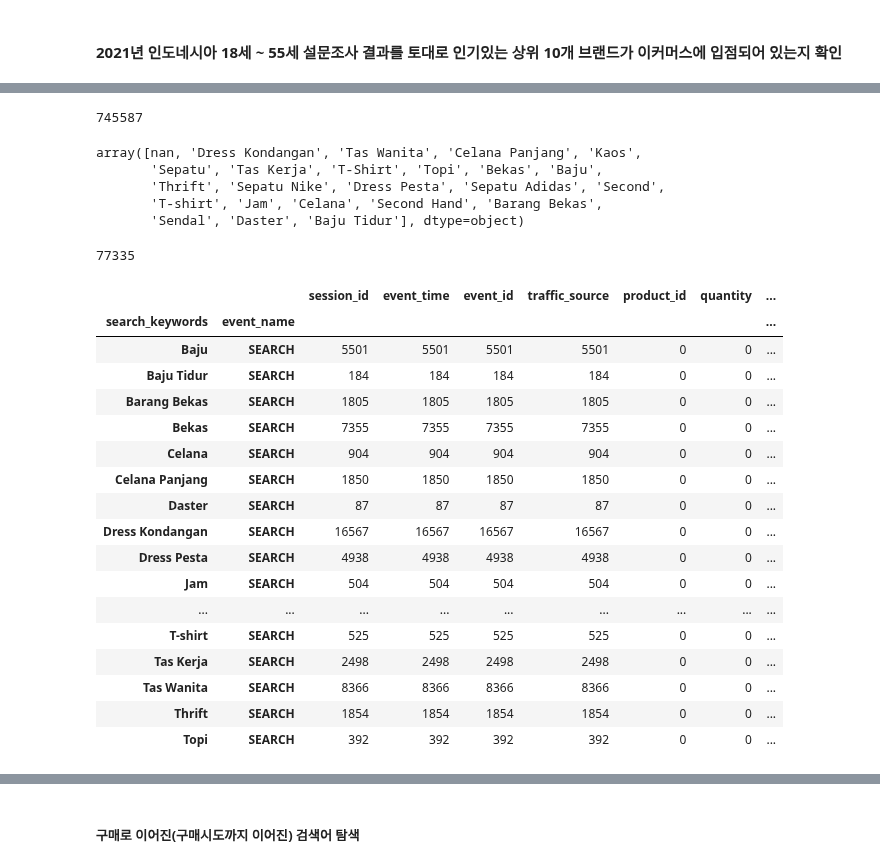
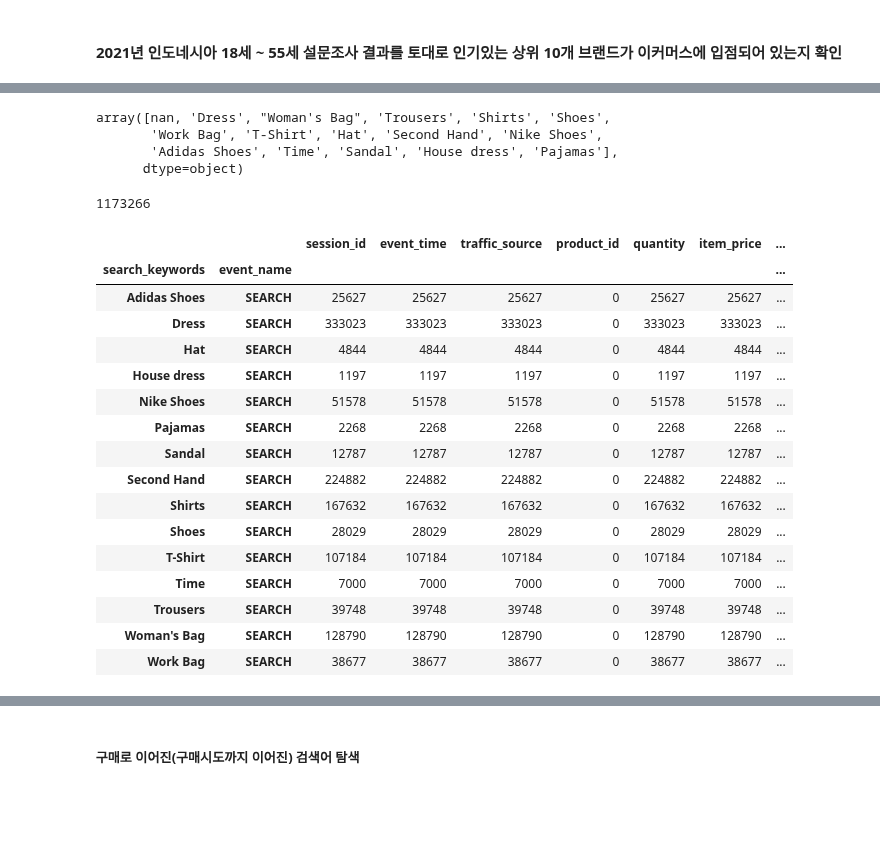
Before and after one commit to NARAEIM/tp2-da, a Jupyter notebook: tp2_da_hyunjune.ipynb, the cells around one changed output, grey strips where cells are left out. Drawn from its saved outputs; the diff is of its cells as text; code cells hidden in the pictures; blank space fills up the shorter version.

```diff
--- a/tp2_da_hyunjune.ipynb
+++ b/tp2_da_hyunjune.ipynb
@@ -7,0 +20,4 @@ import os
+# %%
+# click_stream_new table
+click_stream_new = pd.read_csv(base_path + '/click_stream_final.csv')
+click_stream_new.info()
@@ -75,2 +83,0 @@ product_df.productDisplayName
-# %%
-pd.set_option('display.max_rows', None)
@@ -182,40 +127,34 @@ memory usage: 68.3+ MB
-# %%
-click_df.event_id.nunique()
-# %% [output]
-745587
 # %%
 # 검색 키워드 유니크 값
-click_df.search_keywords.unique()
+click_stream_new.search_keywords.unique()
 # %% [output]
-array([nan, 'Dress Kondangan', 'Tas Wanita', 'Celana Panjang', 'Kaos',
-       'Sepatu', 'Tas Kerja', 'T-Shirt', 'Topi', 'Bekas', 'Baju',
-       'Thrift', 'Sepatu Nike', 'Dress Pesta', 'Sepatu Adidas', 'Second',
-       'T-shirt', 'Jam', 'Celana', 'Second Hand', 'Barang Bekas',
-       'Sendal', 'Daster', 'Baju Tidur'], dtype=object)
+array([nan, 'Dress', "Woman's Bag", 'Trousers', 'Shirts', 'Shoes',
+       'Work Bag', 'T-Shirt', 'Hat', 'Second Hand', 'Nike Shoes',
+       'Adidas Shoes', 'Time', 'Sandal', 'House dress', 'Pajamas'],
+      dtype=object)
 # %%
-# 검색 키워드가 NaN 값이 아닌 데이터: 77335개
-len(click_df) - click_df.search_keywords.isnull().sum()
+# 검색 키워드가 NaN 값이 아닌 데이터: 1173266
+len(click_stream_new) - click_stream_new.search_keywords.isnull().sum()
 # %% [output]
-77335
+1173266
 # %%
 # SEARCH라는 이벤트가 있을때만 검색 키워드 존재
-click_df.groupby(['search_keywords', 'event_name']).count()
+click_stream_new.groupby(['search_keywords', 'event_name']).count()
 # %% [output]
-|  |  | session_id | event_time | event_id | traffic_source | product_id | quantity | ... |
+|  |  | session_id | event_time | traffic_source | product_id | quantity | item_price | ... |
 | search_keywords | event_name |  |  |  |  |  |  | ... |
-| Baju | SEARCH | 5501 | 5501 | 5501 | 5501 | 0 | 0 | ... |
-| Baju Tidur | SEARCH | 184 | 184 | 184 | 184 | 0 | 0 | ... |
-| Barang Bekas | SEARCH | 1805 | 1805 | 1805 | 1805 | 0 | 0 | ... |
-| Bekas | SEARCH | 7355 | 7355 | 7355 | 7355 | 0 | 0 | ... |
-| Celana | SEARCH | 904 | 904 | 904 | 904 | 0 | 0 | ... |
-| Celana Panjang | SEARCH | 1850 | 1850 | 1850 | 1850 | 0 | 0 | ... |
-| Daster | SEARCH | 87 | 87 | 87 | 87 | 0 | 0 | ... |
-| Dress Kondangan | SEARCH | 16567 | 16567 | 16567 | 16567 | 0 | 0 | ... |
-| Dress Pesta | SEARCH | 4938 | 4938 | 4938 | 4938 | 0 | 0 | ... |
-| Jam | SEARCH | 504 | 504 | 504 | 504 | 0 | 0 | ... |
-| ... | ... | ... | ... | ... | ... | ... | ... | ... |
-| T-shirt | SEARCH | 525 | 525 | 525 | 525 | 0 | 0 | ... |
-| Tas Kerja | SEARCH | 2498 | 2498 | 2498 | 2498 | 0 | 0 | ... |
-| Tas Wanita | SEARCH | 8366 | 8366 | 8366 | 8366 | 0 | 0 | ... |
-| Thrift | SEARCH | 1854 | 1854 | 1854 | 1854 | 0 | 0 | ... |
-| Topi | SEARCH | 392 | 392 | 392 | 392 | 0 | 0 | ... |
+| Adidas Shoes | SEARCH | 25627 | 25627 | 25627 | 0 | 25627 | 25627 | ... |
+| Dress | SEARCH | 333023 | 333023 | 333023 | 0 | 333023 | 333023 | ... |
+| Hat | SEARCH | 4844 | 4844 | 4844 | 0 | 4844 | 4844 | ... |
+| House dress | SEARCH | 1197 | 1197 | 1197 | 0 | 1197 | 1197 | ... |
+| Nike Shoes | SEARCH | 51578 | 51578 | 51578 | 0 | 51578 | 51578 | ... |
+| Pajamas | SEARCH | 2268 | 2268 | 2268 | 0 | 2268 | 2268 | ... |
+| Sandal | SEARCH | 12787 | 12787 | 12787 | 0 | 12787 | 12787 | ... |
+| Second Hand | SEARCH | 224882 | 224882 | 224882 | 0 | 224882 | 224882 | ... |
+| Shirts | SEARCH | 167632 | 167632 | 167632 | 0 | 167632 | 167632 | ... |
+| Shoes | SEARCH | 28029 | 28029 | 28029 | 0 | 28029 | 28029 | ... |
+| T-Shirt | SEARCH | 107184 | 107184 | 107184 | 0 | 107184 | 107184 | ... |
+| Time | SEARCH | 7000 | 7000 | 7000 | 0 | 7000 | 7000 | ... |
+| Trousers | SEARCH | 39748 | 39748 | 39748 | 0 | 39748 | 39748 | ... |
+| Woman's Bag | SEARCH | 128790 | 128790 | 128790 | 0 | 128790 | 128790 | ... |
+| Work Bag | SEARCH | 38677 | 38677 | 38677 | 0 | 38677 | 38677 | ... |
```
Also changed, not shown: parts of 51 cells of this notebook, 1 other file.
